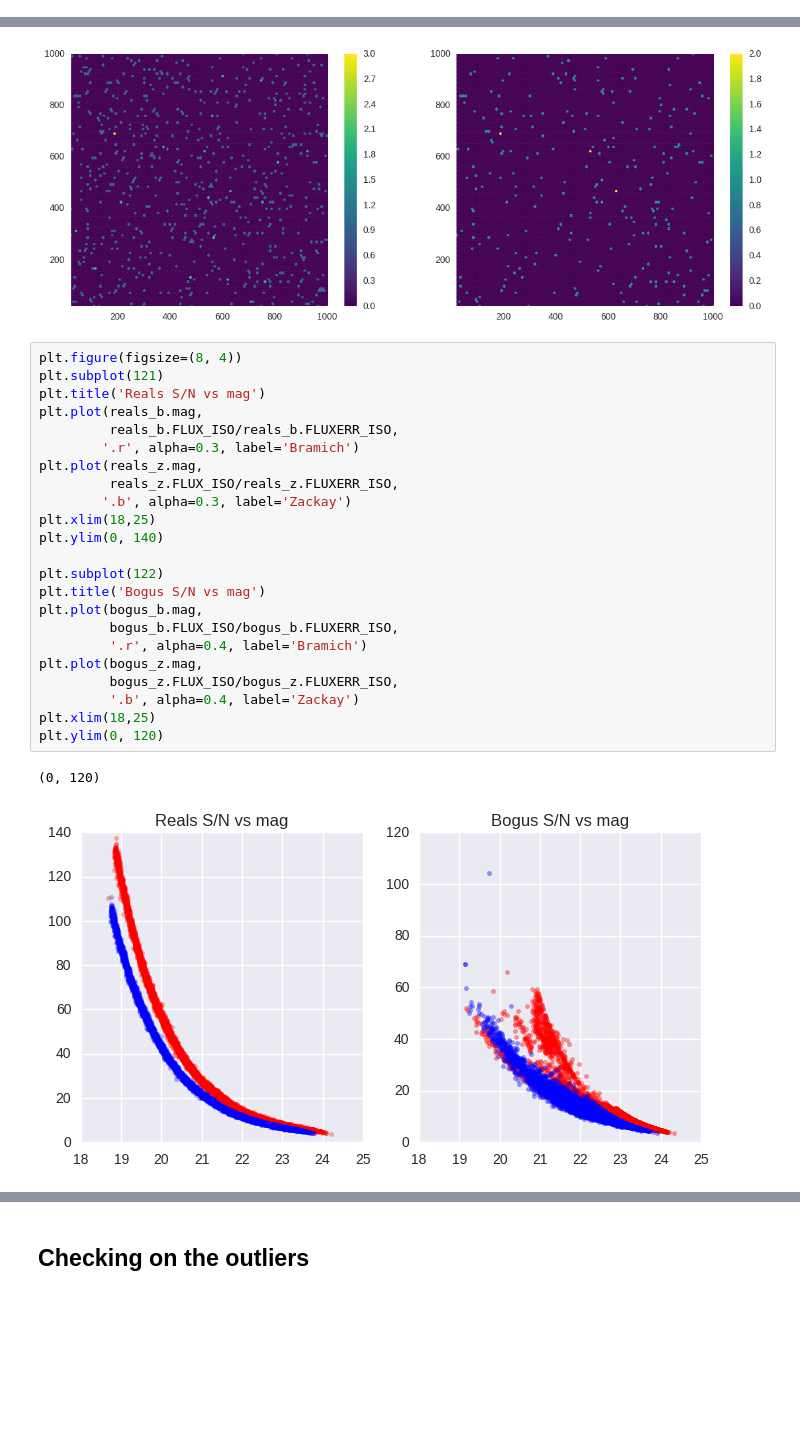
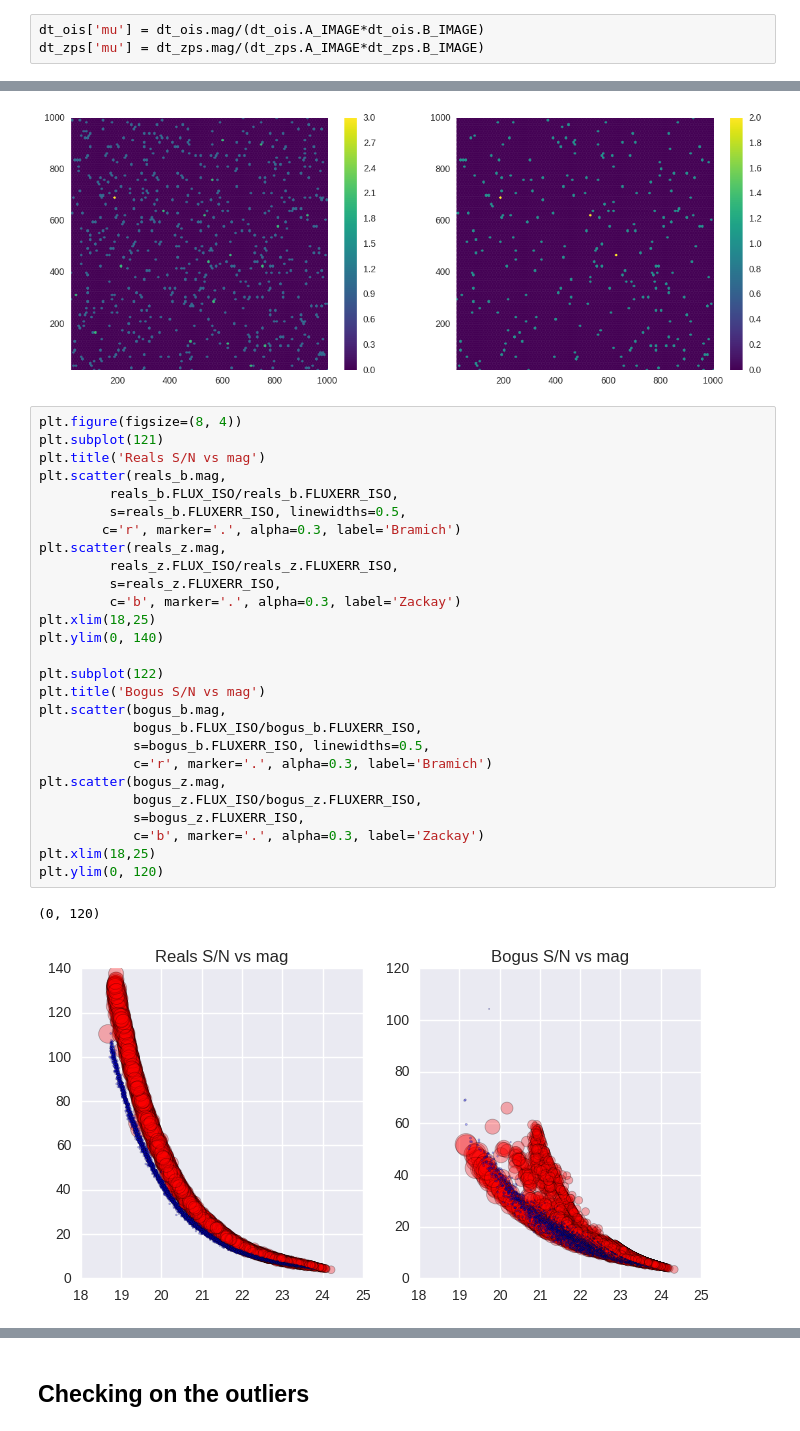
Before and after one commit to BrunoSanchez/RBMLearning, a Jupyter notebook: Plots.ipynb, the cells around one changed output, grey strips where cells are left out. Drawn from its saved outputs; the diff is of its cells as text; blank space fills up the shorter version.

```diff
--- a/Plots.ipynb
+++ b/Plots.ipynb
@@ -150,6 +150,9 @@ plt.legend(loc='best')
 # %% [output]
 <matplotlib.legend.Legend at 0x...>
 [figure]
+# %%
+dt_ois['mu'] = dt_ois.mag/(dt_ois.A_IMAGE*dt_ois.B_IMAGE)
+dt_zps['mu'] = dt_zps.mag/(dt_zps.A_IMAGE*dt_zps.B_IMAGE)
 # %%
 bogus_b = dt_ois[dt_ois.IS_REAL==False]
 reals_b = dt_ois[dt_ois.IS_REAL==True]
@@ -244,27 +260,31 @@ plt.colorbar()
 # %%
 plt.figure(figsize=(8, 4))
 plt.subplot(121)
 plt.title('Reals S/N vs mag')
-plt.plot(reals_b.mag,
+plt.scatter(reals_b.mag,
          reals_b.FLUX_ISO/reals_b.FLUXERR_ISO,
-        '.r', alpha=0.3, label='Bramich')
-plt.plot(reals_z.mag,
+         s=reals_b.FLUXERR_ISO, linewidths=0.5,
+        c='r', marker='.', alpha=0.3, label='Bramich')
+plt.scatter(reals_z.mag,
          reals_z.FLUX_ISO/reals_z.FLUXERR_ISO,
-        '.b', alpha=0.3, label='Zackay')
+         s=reals_z.FLUXERR_ISO,
+         c='b', marker='.', alpha=0.3, label='Zackay')
 plt.xlim(18,25)
 plt.ylim(0, 140)
 
 plt.subplot(122)
 plt.title('Bogus S/N vs mag')
-plt.plot(bogus_b.mag,
-         bogus_b.FLUX_ISO/bogus_b.FLUXERR_ISO,
-         '.r', alpha=0.4, label='Bramich')
-plt.plot(bogus_z.mag,
-         bogus_z.FLUX_ISO/bogus_z.FLUXERR_ISO,
-         '.b', alpha=0.4, label='Zackay')
+plt.scatter(bogus_b.mag,
+            bogus_b.FLUX_ISO/bogus_b.FLUXERR_ISO,
+            s=bogus_b.FLUXERR_ISO, linewidths=0.5,
+            c='r', marker='.', alpha=0.3, label='Bramich')
+plt.scatter(bogus_z.mag,
+            bogus_z.FLUX_ISO/bogus_z.FLUXERR_ISO,
+            s=bogus_z.FLUXERR_ISO,
+            c='b', marker='.', alpha=0.3, label='Zackay')
 plt.xlim(18,25)
 plt.ylim(0, 120)
 # %% [output]
 (0, 120)
-[figure, old version]
+[figure, new version]
 # %%
```
Also changed, not shown: parts of 8 cells of this notebook.
